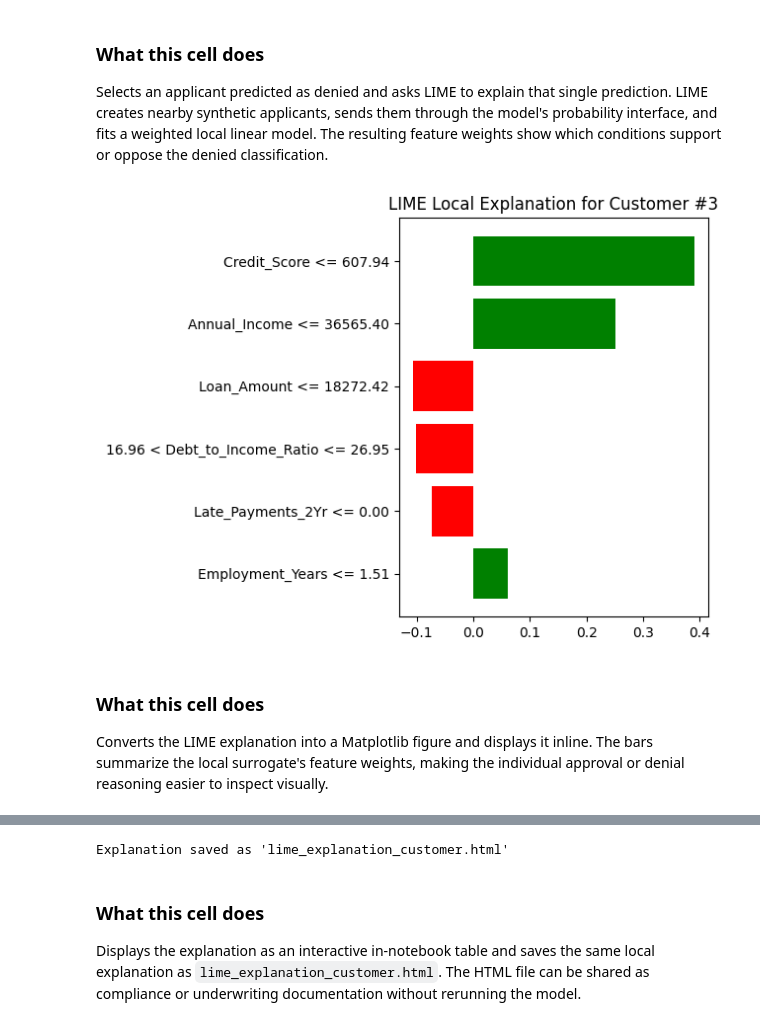
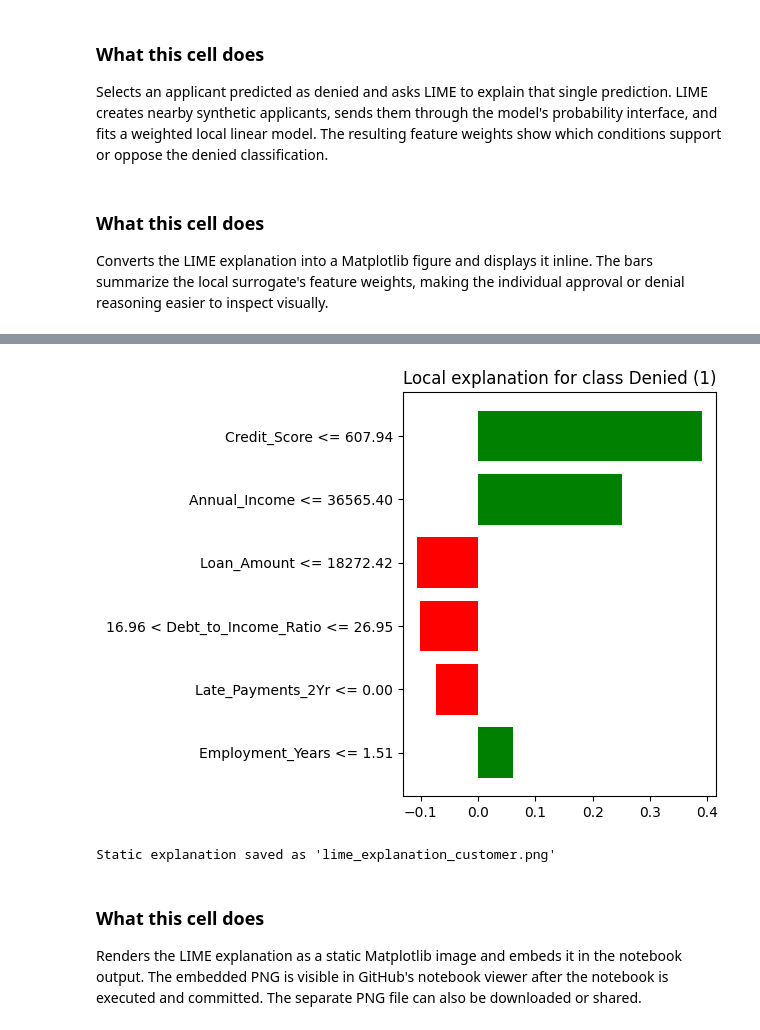
Before and after one commit to shreyansh6726/Lonrix-Training, a Jupyter notebook: LIME.ipynb, the cells around one changed output, grey strips where cells are left out. Drawn from its saved outputs; the diff is of its cells as text; code cells hidden in the pictures.

```diff
--- a/LIME.ipynb
+++ b/LIME.ipynb
@@ -205,19 +205,18 @@ Employment_Years <= 1.51                      : +0.0604
 ### What this cell does
 
 Selects an applicant predicted as denied and asks LIME to explain that single prediction. LIME creates nearby synthetic applicants, sends them through the model's probability interface, and fits a weighted local linear model. The resulting feature weights show which conditions support or oppose the denied classification.
-# %%
-fig = exp.as_pyplot_figure()
-plt.title(f"LIME Local Explanation for Customer #{target_idx}", fontsize=12)
-plt.tight_layout()
-plt.show()
-# %% [output]
-[figure, removed]
 # %% [markdown]
 ### What this cell does
 
 Converts the LIME explanation into a Matplotlib figure and displays it inline. The bars summarize the local surrogate's feature weights, making the individual approval or denial reasoning easier to inspect visually.
 # %%
-exp.show_in_notebook(show_table=True, show_all=False)
-exp.save_to_file('lime_explanation_customer.html')
-print("Explanation saved as 'lime_explanation_customer.html'")
+fig = exp.as_pyplot_figure()
+fig.tight_layout()
+
+# GitHub renders the executed Matplotlib output stored in the notebook.
+fig.savefig("lime_explanation_customer.png", dpi=150, bbox_inches="tight")
+display(fig)
+plt.close(fig)
+
+print("Static explanation saved as 'lime_explanation_customer.png'")
 # %% [output]
@@ -225,5 +223,6 @@ print("Explanation saved as 'lime_explanation_customer.html'")
+[figure, added]
-Explanation saved as 'lime_explanation_customer.html'
+Static explanation saved as 'lime_explanation_customer.png'
 # %% [markdown]
 ### What this cell does
 
-Displays the explanation as an interactive in-notebook table and saves the same local explanation as `lime_explanation_customer.html`. The HTML file can be shared as compliance or underwriting documentation without rerunning the model.
+Renders the LIME explanation as a static Matplotlib image and embeds it in the notebook output. The embedded PNG is visible in GitHub's notebook viewer after the notebook is executed and committed. The separate PNG file can also be downloaded or shared.
```
Also changed, not shown: parts of 1 cell of this notebook.
